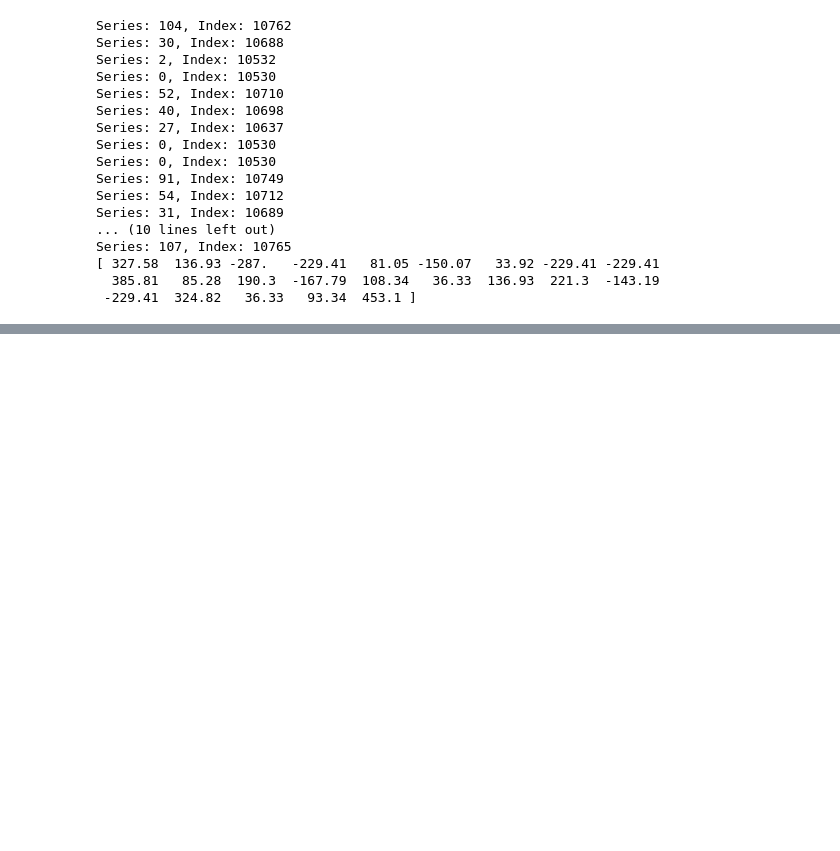
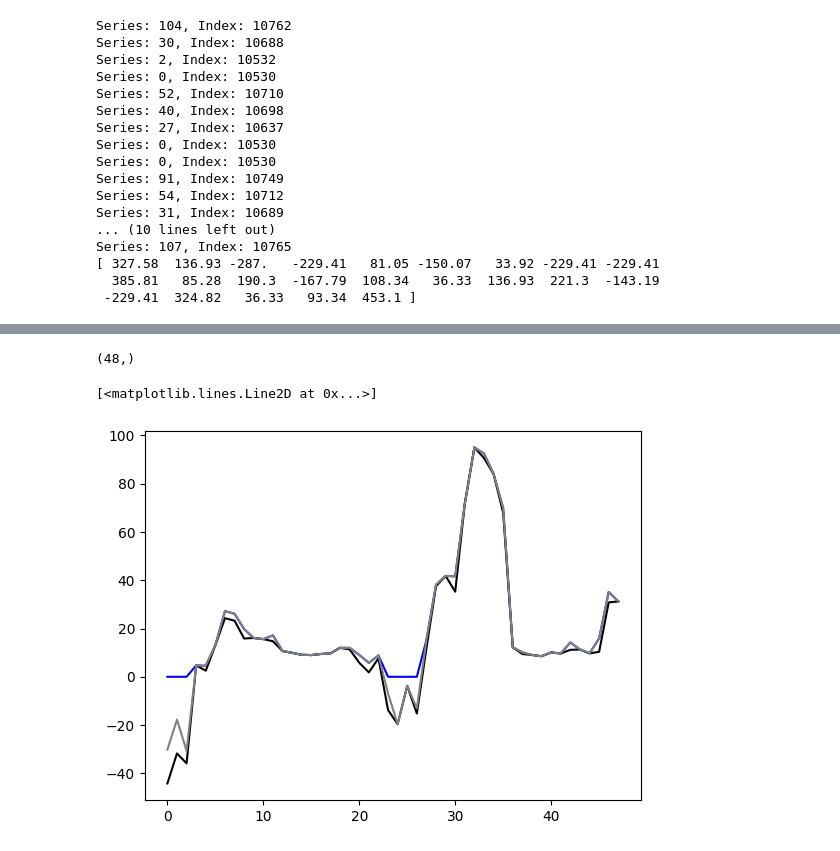
Before and after one commit to jhyeoh2002/V2B_Optimization_with_AI_on_BSS, a Jupyter notebook: supervised_learning/demo_code.ipynb, the cells around one changed output, grey strips where cells are left out. Cells and saved outputs as stored; diff of their text form; code cells hidden in the pictures; blank space fills up the shorter version.

```diff
--- a/supervised_learning/demo_code.ipynb
+++ b/supervised_learning/demo_code.ipynb
@@ -598,3 +563,15 @@ print(np.array([results_base["charging"][i][24:].sum() for i in range(len(result
+# %%
+np.array(results_AI["final_grid"][0]).shape
+# %% [output]
+(48,)
+# %%
+plt.plot(np.array(results_AI["final_grid"][0]), label="AI Final Grid", color = 'blue')
+plt.plot(np.array(results_base["bldg"][0]-results_base["pv"][0]), label="AI Final Grid", color = 'black')
+# plt.plot(np.array(results_base["pv"][0]), label="AI Final Grid")
+plt.plot(np.array(results_base["bldg"][0]-results_base["pv"][0]+results_AI["charging"][0]), label="AI Final Grid", color = 'gray')
+# %% [output]
+[<matplotlib.lines.Line2D at 0x...>]
+[figure, added]
 # %%
 print(np.array([results_AI["final_grid"][i][:].sum() for i in range(len(results_AI["final_grid"]))]).sum())
 
```
Also changed, not shown: parts of 6 cells of this notebook, 16 other files.
